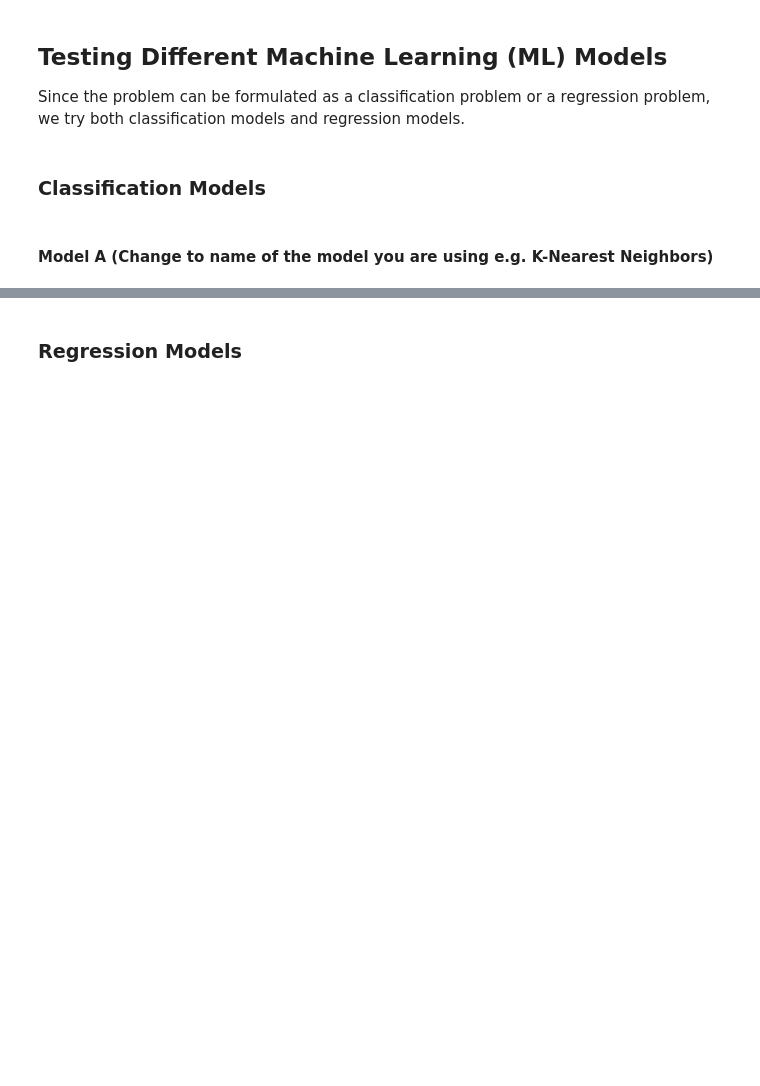
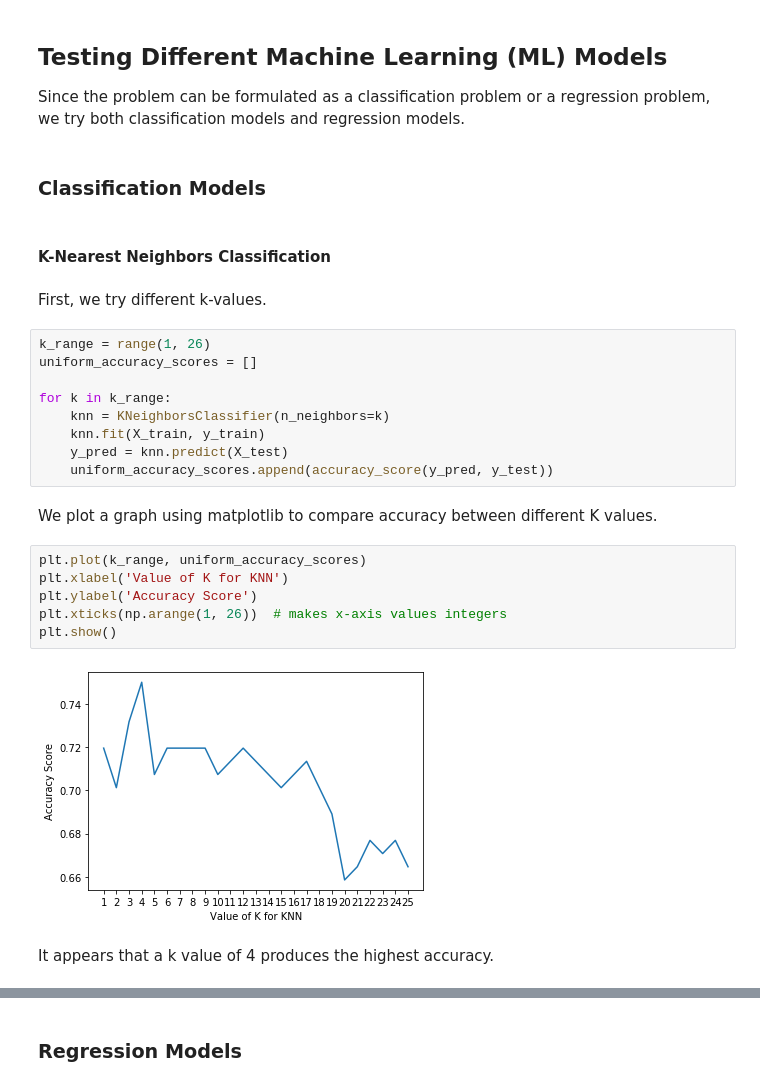
Before and after one commit to rainyrecursion/cs5131-assignment3, a Jupyter notebook: assignment3.ipynb, the cells around one changed output, grey strips where cells are left out. Saved outputs shown, nothing was run; the diff lists cells and outputs as text; blank space fills up the shorter version.

Commit message:
Added random state to train_test_split and added KNN Classification

```diff
--- a/assignment3.ipynb
+++ b/assignment3.ipynb
@@ -79,5 +80,28 @@ X_train, X_test, y_train, y_test = train_test_split(X, y, stratify=y)
 Since the problem can be formulated as a classification problem or a regression problem, we try both classification models and regression models.
 # %% [markdown]
 ### Classification Models
-# %% [markdown]
-#### Model A (Change to name of the model you are using e.g. K-Nearest Neighbors)
+# %% [markdown]
+#### K-Nearest Neighbors Classification
+# %% [markdown]
+First, we try different k-values.
+# %%
+k_range = range(1, 26)
+uniform_accuracy_scores = []
+
+for k in k_range:
+    knn = KNeighborsClassifier(n_neighbors=k)
+    knn.fit(X_train, y_train)
+    y_pred = knn.predict(X_test)
+    uniform_accuracy_scores.append(accuracy_score(y_pred, y_test))
+# %% [markdown]
+We plot a graph using matplotlib to compare accuracy between different K values.
+# %%
+plt.plot(k_range, uniform_accuracy_scores)
+plt.xlabel('Value of K for KNN')
+plt.ylabel('Accuracy Score')
+plt.xticks(np.arange(1, 26))  # makes x-axis values integers
+plt.show()
+# %% [output]
+[figure, added]
+# %% [markdown]
+It appears that a k value of 4 produces the highest accuracy.
```
Also changed, not shown: parts of 7 cells of this notebook.
